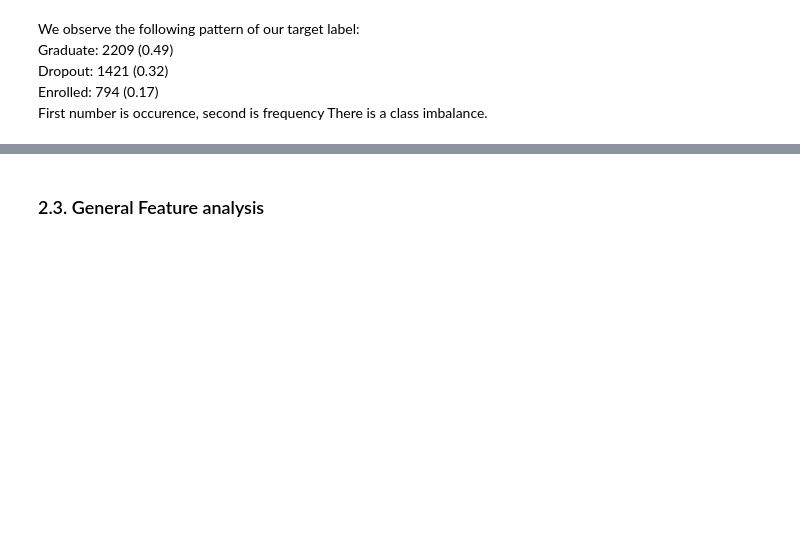
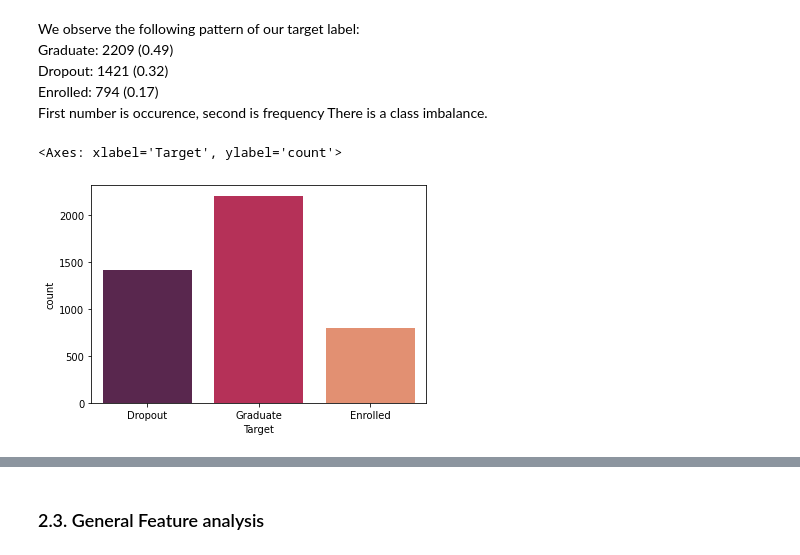
Before and after one commit to toschka123/Student_Dropout, a Jupyter notebook: ML_Project.ipynb, the cells around one changed output, grey strips where cells are left out. Saved outputs shown, nothing was run; the diff lists cells and outputs as text; code cells hidden in the pictures; blank space fills up the shorter version.

Commit message:
EDA plots

```diff
--- a/ML_Project.ipynb
+++ b/ML_Project.ipynb
@@ -168,3 +170,10 @@ Dropout: 1421 (0.32)<br>
 Enrolled: 794 (0.17)<br>
 First number is occurence, second is frequency
 There is a class imbalance.
+# %%
+sns.set_palette("pastel")
+#sns.histplot(data = data, x = "Target" )
+sns.countplot(x='Target', data=data, palette='rocket')
+# %% [output]
+<Axes: xlabel='Target', ylabel='count'>
+[figure, added]
```
Also changed, not shown: parts of 10 cells of this notebook, 1 other file.
